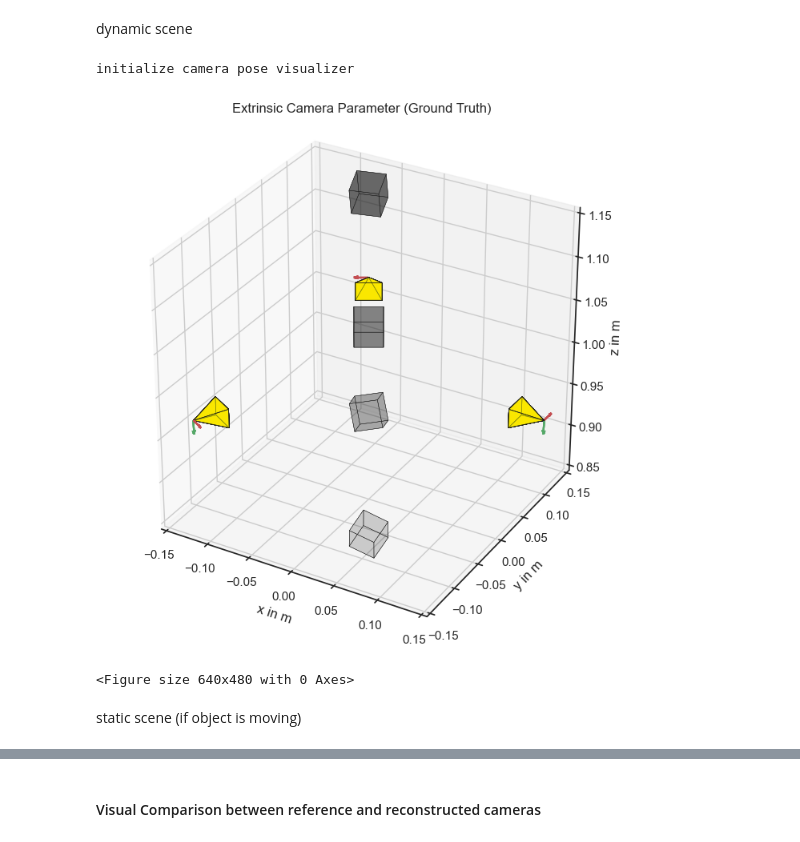
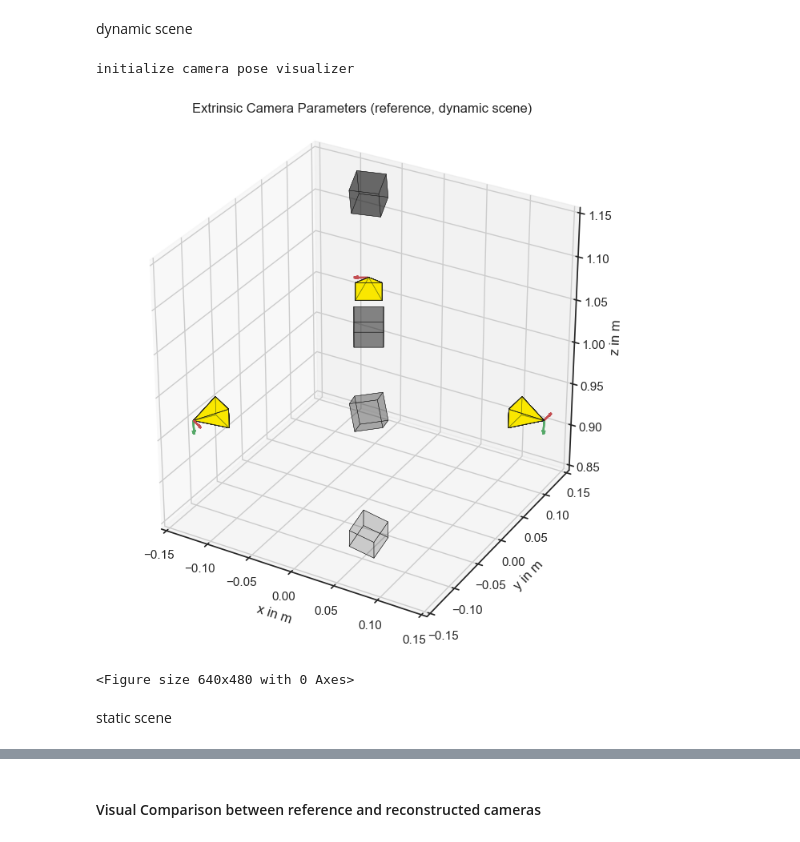
Before and after one commit to tobiashead/synthetic-pipeline-for-3d-reconstruction-of-falling-particles, a Jupyter notebook: pipeline_evaluation.ipynb, the cells around one changed output, grey strips where cells are left out. Cells and saved outputs as stored; diff of their text form; code cells hidden in the pictures.

Commit message:
- clear distinction between dynamic and static cases - Outsourced evaluation functions

```diff
--- a/pipeline_evaluation.ipynb
+++ b/pipeline_evaluation.ipynb
@@ -204,25 +223,18 @@ for i, cam in enumerate(cams_rec): cam.Transformation2WorldCoordinateSystem(T)
 # %% [markdown]
 dynamic scene
 # %%
-importlib.reload(sys.modules['src.camera_pose_visualizer']) if 'src.camera_pose_visualizer' in sys.modules else None
-from src.camera_pose_visualizer import CameraPoseVisualizer
-# define parameters @TODO -->  Load automatically
-focal_length = 16*10**(-3)
-sensor_width = 7.12*10**(-3)
-aspect_ratio = 7.12/5.33
-scale = 2
-# visualize cameras
-visualizer = CameraPoseVisualizer([-0.15, 0.15], [-0.15, 0.15], [0.85, 1.15])
-visualizer.load_cameras(cams_ref,focal_length,aspect_ratio,sensor_width,scale,alpha=0.5,DrawCoordSystem=True,colormap='gnuplot')
-visualizer.load_cube(cams_ref)
-###matplotlib inline
-##%matplotlib qt
-visualizer.show('Extrinsic Camera Parameter (Ground Truth)')
-path = evaluation_path / "Extrinsics_cams_reference"
-visualizer.save(path)
+if obj_moving:
+    importlib.reload(sys.modules['src.camera_pose_visualizer']) if 'src.camera_pose_visualizer' in sys.modules else None
+    from src.camera_pose_visualizer import CameraPoseVisualizer
+    visualizer = CameraPoseVisualizer([-0.15, 0.15], [-0.15, 0.15], [0.85, 1.15])
+    visualizer.load_cameras(cams_ref,focal_length,aspect_ratio,sensor_width,scale=2,alpha=0.5,DrawCoordSystem=True,colormap='gnuplot',static_scene=False)
+    visualizer.load_cube(cams_ref)
+    visualizer.show('Extrinsic Camera Parameters (reference, dynamic scene)')
+    path = evaluation_path / "Extrinsics_cams_reference"
+    visualizer.save(path)
 # %% [output]
 initialize camera pose visualizer
-[figure, old version]
+[figure, new version]
 <Figure size 640x480 with 0 Axes>
 # %% [markdown]
-static scene (if object is moving)
+static scene
```
Also changed, not shown: parts of 30 cells of this notebook, 5 other files.
